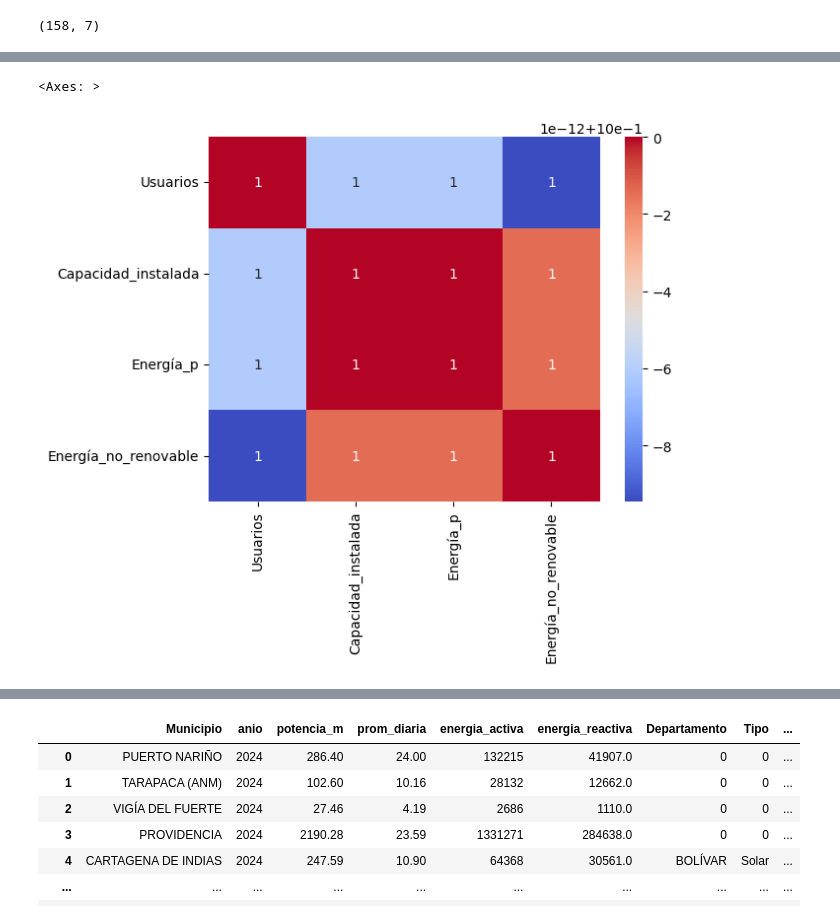
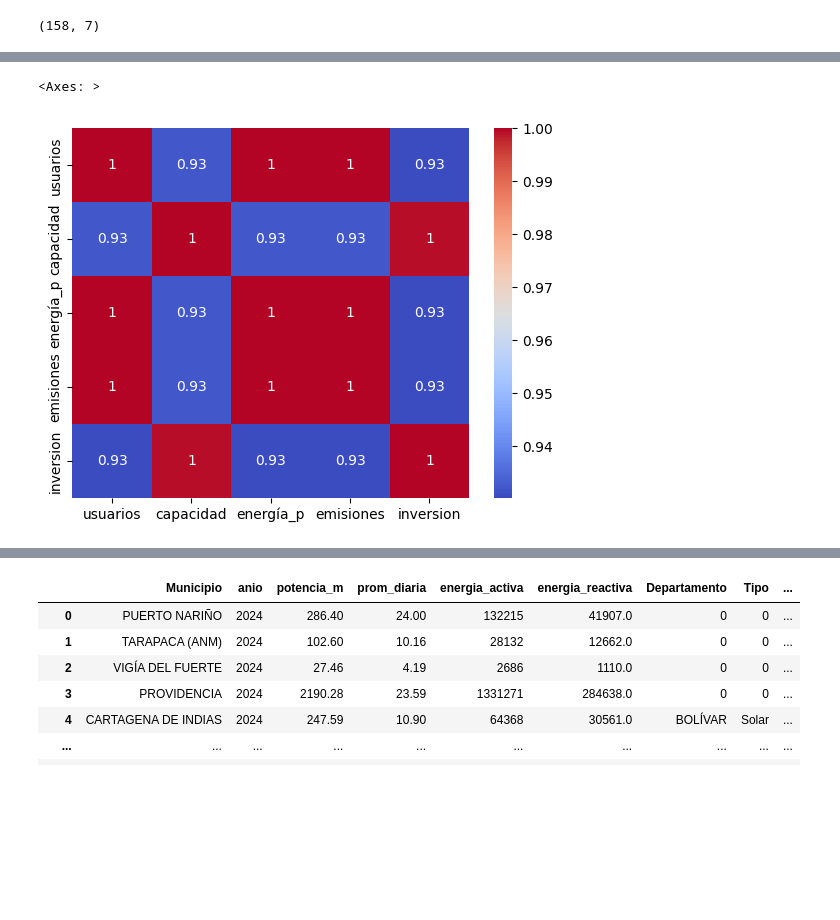
Before and after one commit to gluoneros/talentoTech, a Jupyter notebook: ProyectoFinal_Probador.ipynb, the cells around one changed output, grey strips where cells are left out. Saved outputs shown, nothing was run; the diff lists cells and outputs as text; code cells hidden in the pictures; blank space fills up the shorter version.

```diff
--- a/ProyectoFinal_Probador.ipynb
+++ b/ProyectoFinal_Probador.ipynb
@@ -447,14 +454,13 @@ memory usage: 16.2+ KB
 #Renombrar 'Energía_no_renovable', poco explicita, no tiene ralacion con 'emisiones_co2_ton_a_o'.
 # %%
 df3 = pd.DataFrame(
-    {'Municipio': datos3['municipio'],
-     'Departamento': datos3['departamento'],
-     'Tipo': datos3['tipo'],
-     'Usuarios': datos3['usuarios'],
-     'Capacidad_instalada': datos3['energia_kwh_d_a'],
-     'Energía_p': datos3['energia_kwh_d_a'],
-     'Energía_no_renovable': datos3['emisiones_co2_ton_a_o']
-
+    {'municipio': datos3['municipio'],
+     'capacidad': datos3['capacidad'],
+     'tipo': datos3['tipo'],
+     'usuarios': datos3['usuarios'],
+     'energía_p': datos3['energia_kwh_d_a'],
+     'emisiones': datos3['emisiones_co2_ton_a_o'],
+     'inversion': datos3['inversi_n_estimada_cop']
     }
 )
 # %%
@@ -485,6 +491,7 @@ Energía_no_renovable    object
 dtype: object
 # %%
-for col in ['Usuarios', 'Capacidad_instalada', 'Energía_p', 'Energía_no_renovable']:
+#pasamos los datos3 a numericos
+for col in ['usuarios', 'capacidad', 'energía_p', 'emisiones', 'inversion']:
     df3[col] = pd.to_numeric(df3[col], errors='coerce')
 df3
 # %% [output]
@@ -538,7 +522,7 @@ plt.xticks(rotation=90)
 # %%
 #correlcion
-correlacion3 = df3[[ 'Usuarios', 'Capacidad_instalada',	'Energía_p', 'Energía_no_renovable']].corr()
+correlacion3 = df3[[ 'usuarios', 'capacidad', 'energía_p', 'emisiones', 'inversion']].corr()
 sns.heatmap(correlacion3, annot=True, cmap='coolwarm')
 # %% [output]
 <Axes: >
-[figure, old version]
+[figure, new version]
```
Also changed, not shown: parts of 33 cells of this notebook.
